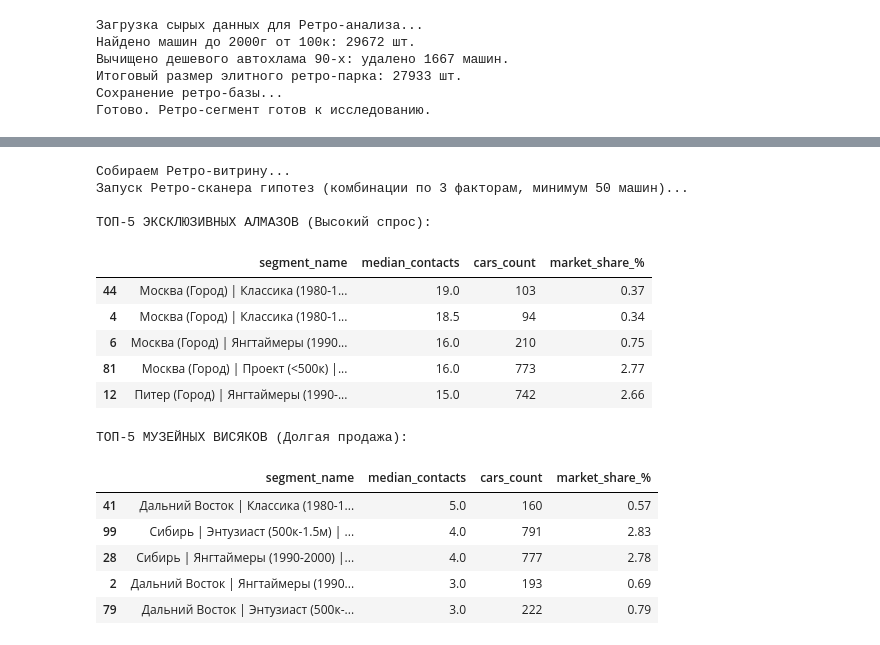
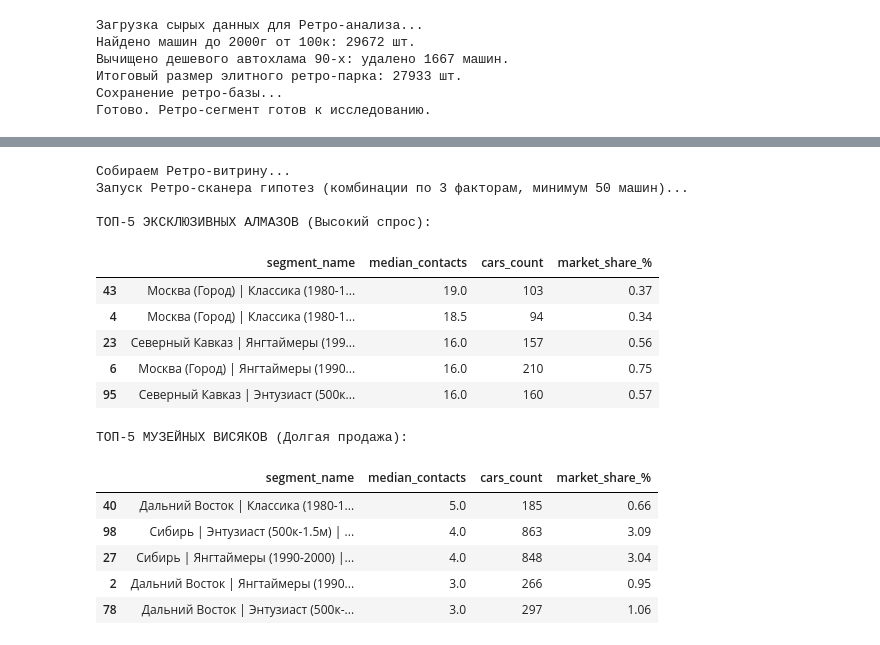
Before and after one commit to Arseniy0203/Avito_Case, a Jupyter notebook: RETRO.ipynb, the cells around one changed output, grey strips where cells are left out. Saved outputs shown, nothing was run; the diff lists cells and outputs as text; code cells hidden in the pictures.

```diff
--- a/RETRO.ipynb
+++ b/RETRO.ipynb
@@ -124,18 +148,17 @@ if __name__ == "__main__":
 # %%
 def add_geo_zones(df: pd.DataFrame) -> pd.DataFrame:
-    """Возвращаем нашу топовую разбивку на 12 макро-регионов."""
     df_new = df.copy()
 
     moscow_city = ['Москва']
     moscow_obl = ['Московская область']
     spb_city = ['Санкт-Петербург']
     len_obl = ['Ленинградская область']
-    south = ['Краснодарский край', 'Ростовская область', 'Волгоградская область', 'Астраханская область', 'Республика Адыгея', 'Республика Калмыкия']
-    caucasus = ['Республика Дагестан', 'Ставропольский край', 'Чеченская Республика', 'Республика Северная Осетия — Алания', 'Кабардино-Балкарская Республика', 'Карачаево-Черкесская Республика', 'Республика Ингушетия']
-    volga = ['Республика Татарстан', 'Самарская область', 'Нижегородская область', 'Республика Башкортостан', 'Пермский край', 'Саратовская область', 'Оренбургская область', 'Удмуртская Республика', 'Пензенская область', 'Кировская область', 'Чувашская Республика', 'Ульяновская область']
+    south = ['Краснодарский край', 'Ростовская область', 'Ставропольский край', 'Адыгея', 'Крым', 'Севастополь', 'Калмыкия', 'Астраханская область', 'Волгоградская область']
+    caucasus = ['Дагестан', 'Чеченская Республика', 'Ингушетия', 'Кабардино-Балкария', 'Карачаево-Черкесия', 'Северная Осетия']
+    volga = ['Татарстан', 'Башкортостан', 'Самарская область', 'Нижегородская область', 'Саратовская область', 'Оренбургская область', 'Пермский край', 'Удмуртия', 'Пензенская область', 'Ульяновская область', 'Кировская область', 'Чувашия', 'Мордовия', 'Марий Эл']
     ural = ['Свердловская область', 'Челябинская область', 'Тюменская область', 'Ханты-Мансийский АО', 'Ямало-Ненецкий АО', 'Курганская область']
-    siberia = ['Новосибирская область', 'Красноярский край', 'Кемеровская область', 'Иркутская область', 'Алтайский край', 'Омская область', 'Томская область']
-    far_east = ['Приморский край', 'Хабаровский край', 'Амурская область', 'Забайкальский край', 'Республика Саха (Якутия)', 'Сахалинская область', 'Камчатский край']
+    siberia = ['Новосибирская область', 'Красноярский край', 'Кемеровская область', 'Омская область', 'Иркутская область', 'Алтайский край', 'Томская область', 'Хакасия', 'Республика Алтай', 'Тыва']
+    far_east = ['Приморский край', 'Хабаровский край', 'Амурская область', 'Сахалинская область', 'Камчатский край', 'Магаданская область', 'Саха (Якутия)', 'Чукотский АО', 'Еврейская АО', 'Забайкальский край', 'Бурятия']
     center = ['Воронежская область', 'Белгородская область', 'Тульская область', 'Владимирская область', 'Курская область', 'Тверская область', 'Ярославская область', 'Рязанская область', 'Липецкая область', 'Ивановская область', 'Калужская область', 'Смоленская область', 'Республика Крым']
 
     geo_conditions = [
@@ -181,42 +204,42 @@ def run_retro_grid_search(df: pd.DataFrame, n_factors: int = 3, min_cars: int =
     display(final_df.head(5).round({'market_share_%': 2}))
 
     print("\nТОП-5 МУЗЕЙНЫХ ВИСЯКОВ (Долгая продажа):")
     display(final_df.tail(5).round({'market_share_%': 2}))
 
     return final_df
 
 if __name__ == "__main__":
     print("Собираем Ретро-витрину...")
     retro_base = pd.read_csv('data/processed/retro_base.csv')
     retro_cnt = pd.read_csv('data/processed/retro_cnt.csv')
 
     # 1. Собираем статику (сумма контактов)
     total_contacts = retro_cnt.groupby('id', as_index=False)['cnt_contacts'].sum()
     total_contacts.rename(columns={'cnt_contacts': 'total_contacts'}, inplace=True)
     df_stat = retro_base.merge(total_contacts, on='id', how='left')
     df_stat['total_contacts'] = df_stat['total_contacts'].fillna(0).astype(int)
 
     # 2. Добавляем географию
     df_stat = add_geo_zones(df_stat)
 
     # 3. Запускаем поиск гипотез по тройкам признаков
     retro_segments = run_retro_grid_search(df_stat, n_factors=3, min_cars=50)
     retro_segments.to_csv('data/processed/final_retro_segments.csv', index=False)
 # %% [output]
 Собираем Ретро-витрину...
 Запуск Ретро-сканера гипотез (комбинации по 3 факторам, минимум 50 машин)...
 
 ТОП-5 ЭКСКЛЮЗИВНЫХ АЛМАЗОВ (Высокий спрос):
 |  | segment_name | median_contacts | cars_count | market_share_% |
-| 44 | Москва (Город) | Классика (1980-1... | 19.0 | 103 | 0.37 |
+| 43 | Москва (Город) | Классика (1980-1... | 19.0 | 103 | 0.37 |
 | 4 | Москва (Город) | Классика (1980-1... | 18.5 | 94 | 0.34 |
+| 23 | Северный Кавказ | Янгтаймеры (199... | 16.0 | 157 | 0.56 |
 | 6 | Москва (Город) | Янгтаймеры (1990... | 16.0 | 210 | 0.75 |
-| 81 | Москва (Город) | Проект (<500к) |... | 16.0 | 773 | 2.77 |
-| 12 | Питер (Город) | Янгтаймеры (1990-... | 15.0 | 742 | 2.66 |
+| 95 | Северный Кавказ | Энтузиаст (500к... | 16.0 | 160 | 0.57 |
 ТОП-5 МУЗЕЙНЫХ ВИСЯКОВ (Долгая продажа):
 |  | segment_name | median_contacts | cars_count | market_share_% |
-| 41 | Дальний Восток | Классика (1980-1... | 5.0 | 160 | 0.57 |
-| 99 | Сибирь | Энтузиаст (500к-1.5м) | ... | 4.0 | 791 | 2.83 |
-| 28 | Сибирь | Янгтаймеры (1990-2000) |... | 4.0 | 777 | 2.78 |
-| 2 | Дальний Восток | Янгтаймеры (1990... | 3.0 | 193 | 0.69 |
-| 79 | Дальний Восток | Энтузиаст (500к-... | 3.0 | 222 | 0.79 |
+| 40 | Дальний Восток | Классика (1980-1... | 5.0 | 185 | 0.66 |
+| 98 | Сибирь | Энтузиаст (500к-1.5м) | ... | 4.0 | 863 | 3.09 |
+| 27 | Сибирь | Янгтаймеры (1990-2000) |... | 4.0 | 848 | 3.04 |
+| 2 | Дальний Восток | Янгтаймеры (1990... | 3.0 | 266 | 0.95 |
+| 78 | Дальний Восток | Энтузиаст (500к-... | 3.0 | 297 | 1.06 |
```
Also changed, not shown: parts of 9 cells of this notebook.
